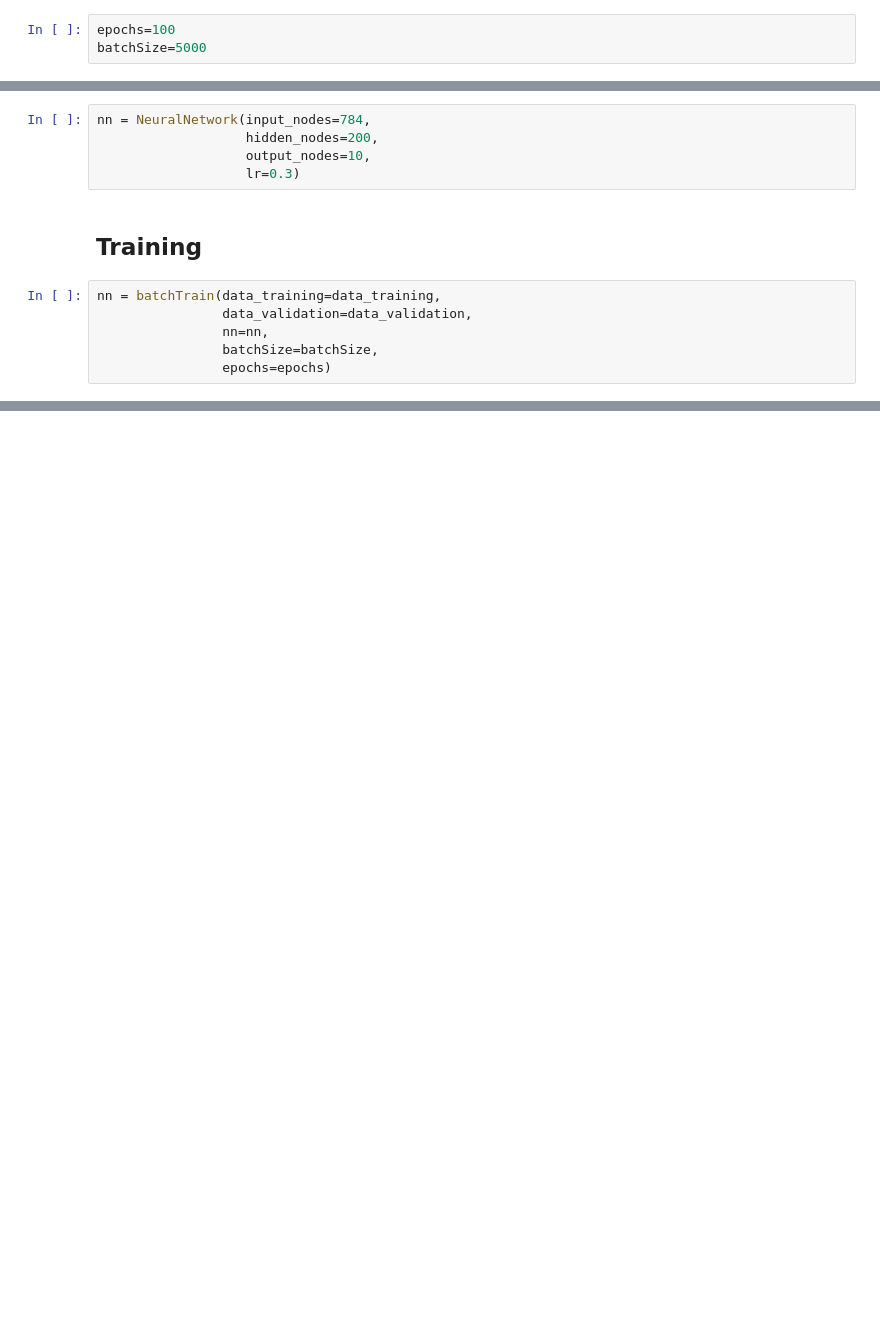
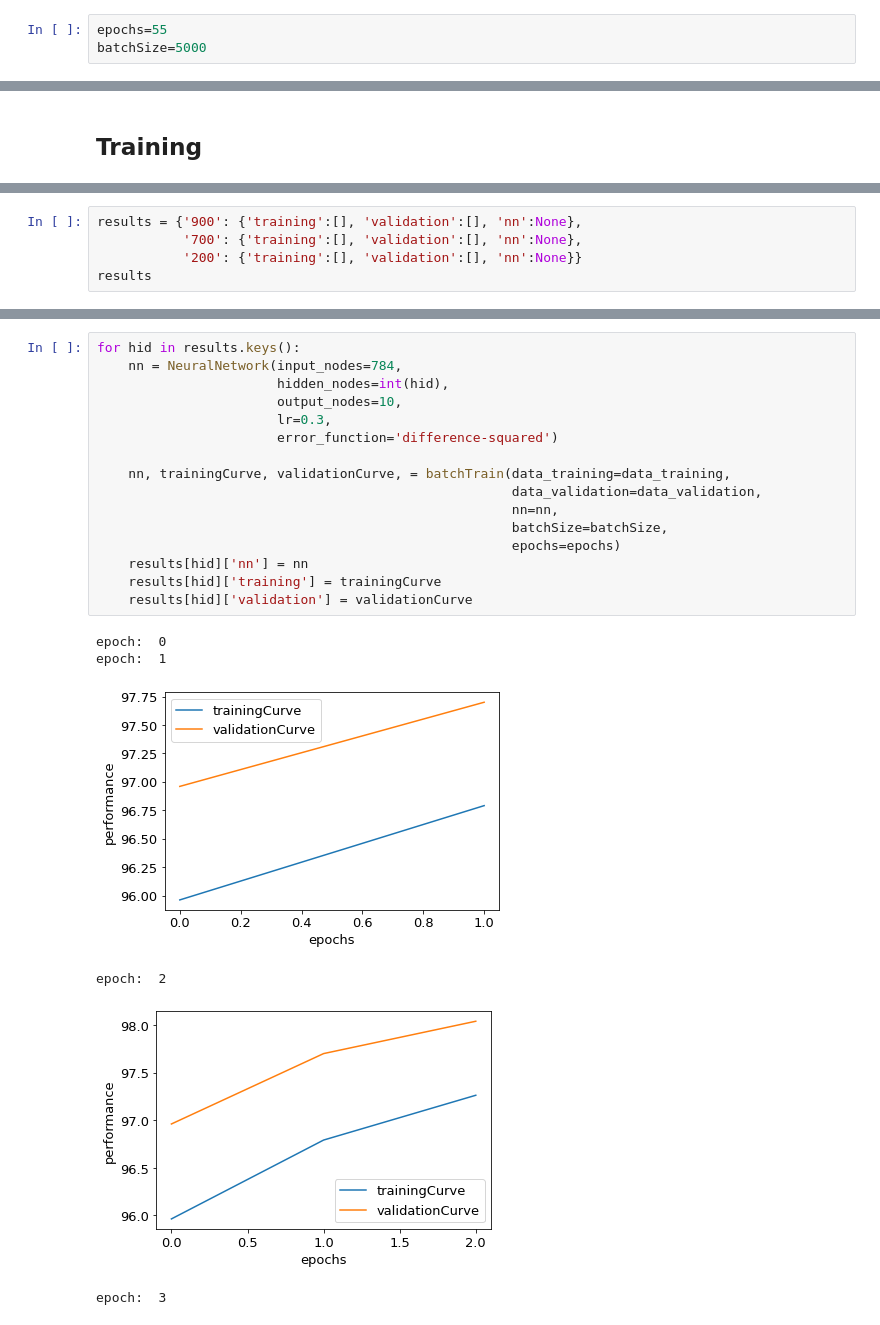
Before and after one commit to Tobias-Fechner/yr5-computational-intelligence, a Jupyter notebook: TF06-assignment-q2a-training-best-model.ipynb, the cells around one changed output, grey strips where cells are left out. Saved outputs shown, nothing was run; the diff lists cells and outputs as text; blank space fills up the shorter version.

```diff
--- a/TF06-assignment-q2a-training-best-model.ipynb
+++ b/TF06-assignment-q2a-training-best-model.ipynb
@@ -47,5 +47,5 @@ selected
 | 1 | 0.3 | 90 | 700 | 97 |
 | 2 | 0.3 | 90 | 200 | 96 |
 # %%
-epochs=100
+epochs=55
 batchSize=5000
@@ -56,13 +52,2 @@ Create new neural network
-# %%
-nn = NeuralNetwork(input_nodes=784,
-                   hidden_nodes=200,
-                   output_nodes=10,
-                   lr=0.3)
 # %% [markdown]
 ## Training
-# %%
-nn = batchTrain(data_training=data_training,
-                data_validation=data_validation,
-                nn=nn,
-                batchSize=batchSize,
-                epochs=epochs)
@@ -78,0 +54,5 @@ variance
+# %%
+results = {'900': {'training':[], 'validation':[], 'nn':None},
+           '700': {'training':[], 'validation':[], 'nn':None},
+           '200': {'training':[], 'validation':[], 'nn':None}}
+results
@@ -78,0 +63,23 @@ variance
+# %%
+for hid in results.keys():
+    nn = NeuralNetwork(input_nodes=784,
+                       hidden_nodes=int(hid),
+                       output_nodes=10,
+                       lr=0.3,
+                       error_function='difference-squared')
+
+    nn, trainingCurve, validationCurve, = batchTrain(data_training=data_training,
+                                                     data_validation=data_validation,
+                                                     nn=nn,
+                                                     batchSize=batchSize,
+                                                     epochs=epochs)
+    results[hid]['nn'] = nn
+    results[hid]['training'] = trainingCurve
+    results[hid]['validation'] = validationCurve
+# %% [output]
+epoch:  0
+epoch:  1
+[figure, added]
+epoch:  2
+[figure, added]
+epoch:  3
```
Also changed, not shown: parts of 17 cells of this notebook, 2 other files.
